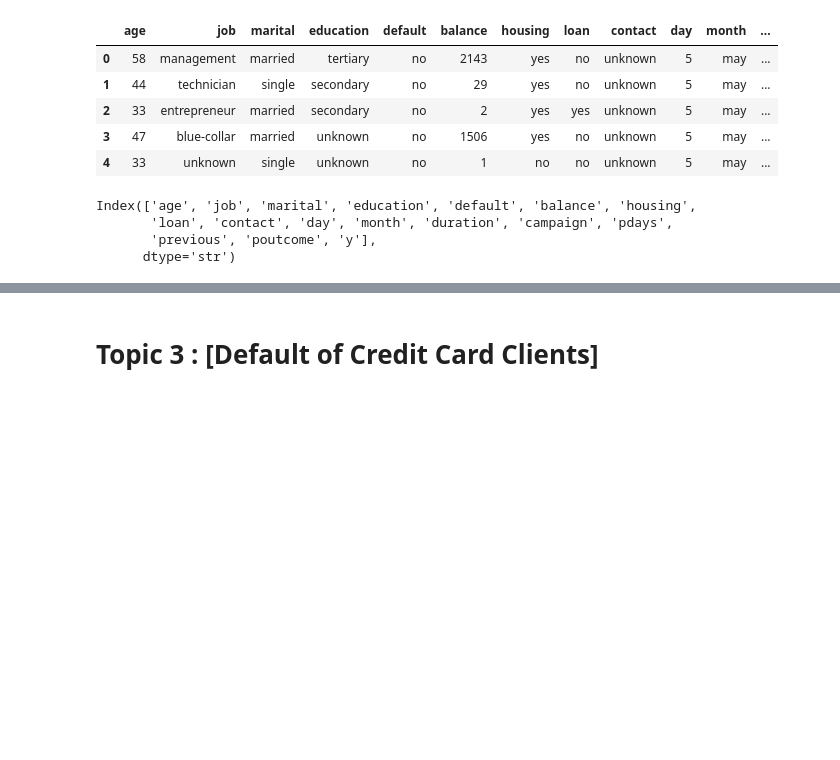
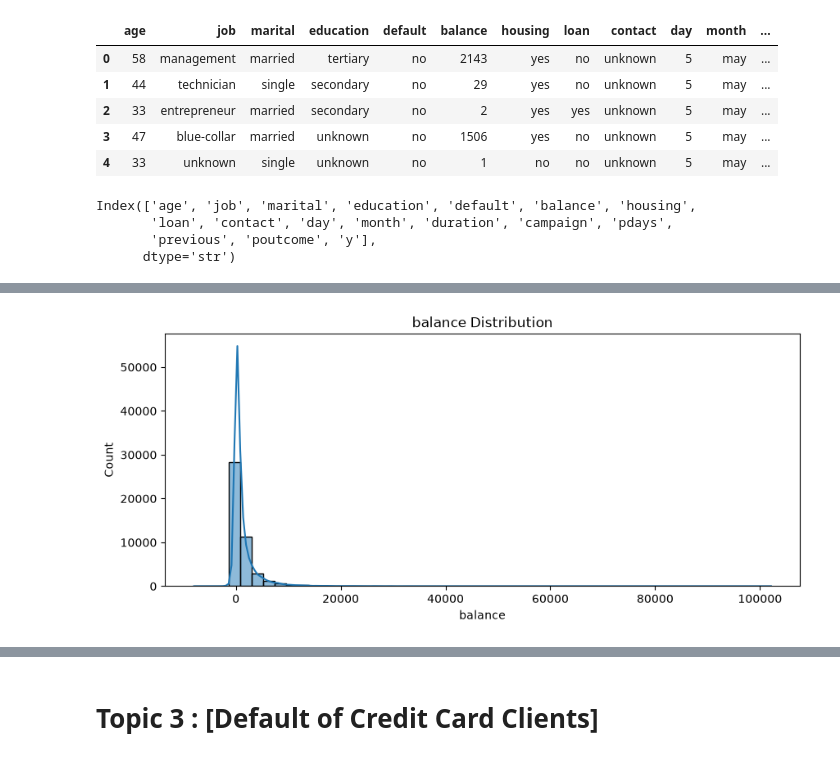
Before and after one commit to zah202raa-stack/labs, a Jupyter notebook: Capstone Project/1. Lightning Talk #1/lightning-talk-notebook.ipynb, the cells around one changed output, grey strips where cells are left out. Cells and saved outputs as stored; diff of their text form; code cells hidden in the pictures; blank space fills up the shorter version.

```diff
--- a/Capstone Project/1. Lightning Talk #1/lightning-talk-notebook.ipynb
+++ b/Capstone Project/1. Lightning Talk #1/lightning-talk-notebook.ipynb
@@ -376,0 +766,7 @@ Index(['age', 'job', 'marital', 'education', 'default', 'balance', 'housing',
+# %%
+plt.figure(figsize=(10,4))
+sns.histplot(df2['balance'].dropna(), bins=50, kde=True)
+plt.title('balance Distribution')
+plt.show()
+# %% [output]
+[figure, added]
```
Also changed, not shown: parts of 74 cells of this notebook, 3 other files.
